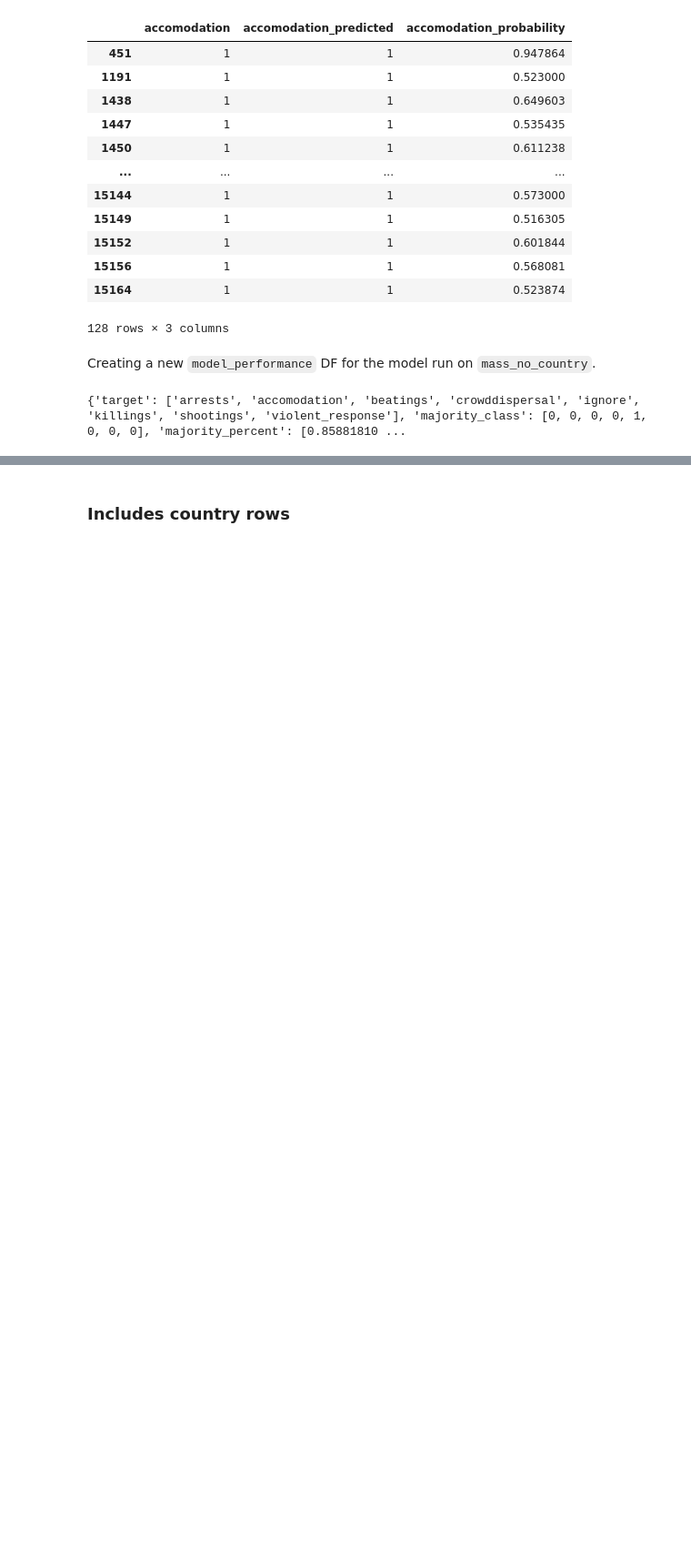
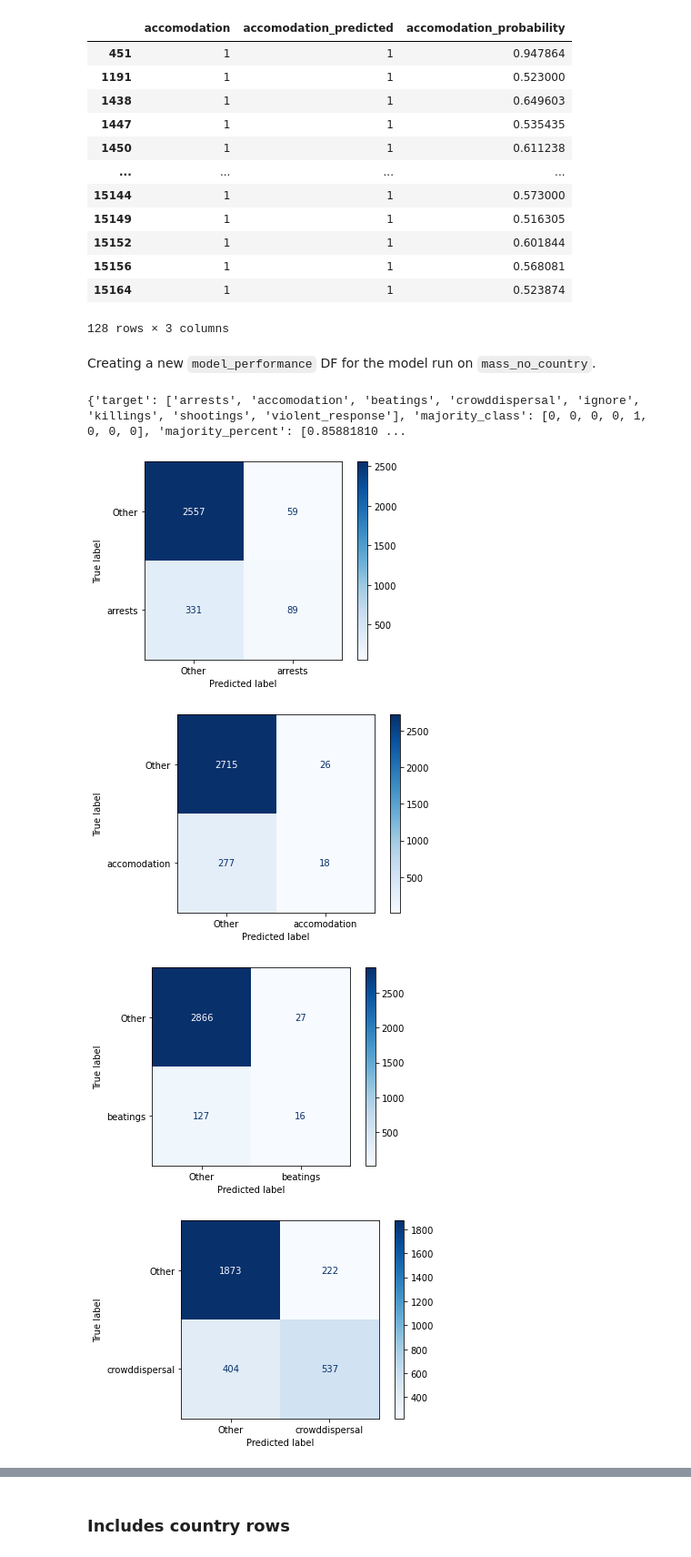
Before and after one commit to EmFib/Mass-Protests, a Jupyter notebook: users/consolidated_mass_logistic_regression.ipynb, the cells around one changed output, grey strips where cells are left out. Shown at 91% size. Cells and saved outputs as stored; diff of their text form; code cells hidden in the pictures; blank space fills up the shorter version.

```diff
--- a/users/consolidated_mass_logistic_regression.ipynb
+++ b/users/consolidated_mass_logistic_regression.ipynb
@@ -114,9 +114,10 @@ def state_response_predictor(df, features, target, model):
 
 #     print(model)
 
-#     build_confusion_matrix(y_test, y_preds_test)
+    # confusion_matrix
+    cf_matrix = plot_confusion_matrix(model, X_test_sc, y_test, cmap='Blues', display_labels=['Other', f'{target}'])
 
-    return predicted_column, probability_column, f1_score_train, f1_score_test, precision_train, precision_test, recall_train, recall_test
+    return predicted_column, probability_column, f1_score_train, f1_score_test, precision_train, precision_test, recall_train, recall_test, cf_matrix
 # %% [markdown]
 Creating two new columns that consolidate the three violent state responses -- `beatings, shootings, killings`.
 + `violent_response`: indicates whether or not a violdnt state response was used. (0 for no, 1 for yes)
@@ -564,35 +565,39 @@ model_performance_dict_nc = {
     'f1_score_train':[],
     'f1_score_test':[],
     'precision_train':[],
     'precision_test':[],
     'recall_train':[],
     'recall_test':[]
 }
 
 
 targets = ['arrests','accomodation','beatings','crowddispersal','ignore','killings','shootings', 'violent_response']
 
 for target in targets:
 
-    predicted_column, probability_column, f1_score_train, f1_score_test, precision_train, precision_test, recall_train, recall_test = state_response_predictor(
-                                                                                                                                mass,
-                                                                                                                                features,
-                                                                                                                                target,
-                                                                                                                                LogisticRegression_1)
+    predicted_column, probability_column, f1_score_train, f1_score_test, \
+    precision_train, precision_test, recall_train, recall_test, cf_matrix = state_response_predictor(mass_no_country,
+                                                                                                     features,
+                                                                                                     target,
+                                                                                                     LogisticRegression_1)
 
     model_performance_dict_nc['target'].append(target)
     model_performance_dict_nc['majority_class'].append(mass[target].value_counts(normalize=True).idxmax())
     model_performance_dict_nc['majority_percent'].append(max(mass[target].value_counts(normalize=True)))
     model_performance_dict_nc['f1_score_train'].append(f1_score_train)
     model_performance_dict_nc['f1_score_test'].append(f1_score_test)
     model_performance_dict_nc['precision_train'].append(precision_train)
     model_performance_dict_nc['precision_test'].append(precision_test)
     model_performance_dict_nc['recall_train'].append(recall_train)
     model_performance_dict_nc['recall_test'].append(recall_test)
 
 print(model_performance_dict)
 
 model_performance_df_nc = pd.DataFrame(model_performance_dict_nc)
 # model_performance_df_nc.round(4)
 # %% [output]
 {'target': ['arrests', 'accomodation', 'beatings', 'crowddispersal', 'ignore', 'killings', 'shootings', 'violent_response'], 'majority_class': [0, 0, 0, 0, 1, 0, 0, 0], 'majority_percent': [0.85881810 ...
+[figure, added]
+[figure, added]
+[figure, added]
+[figure, added]
```
Also changed, not shown: parts of 22 cells of this notebook, 1 other file.
